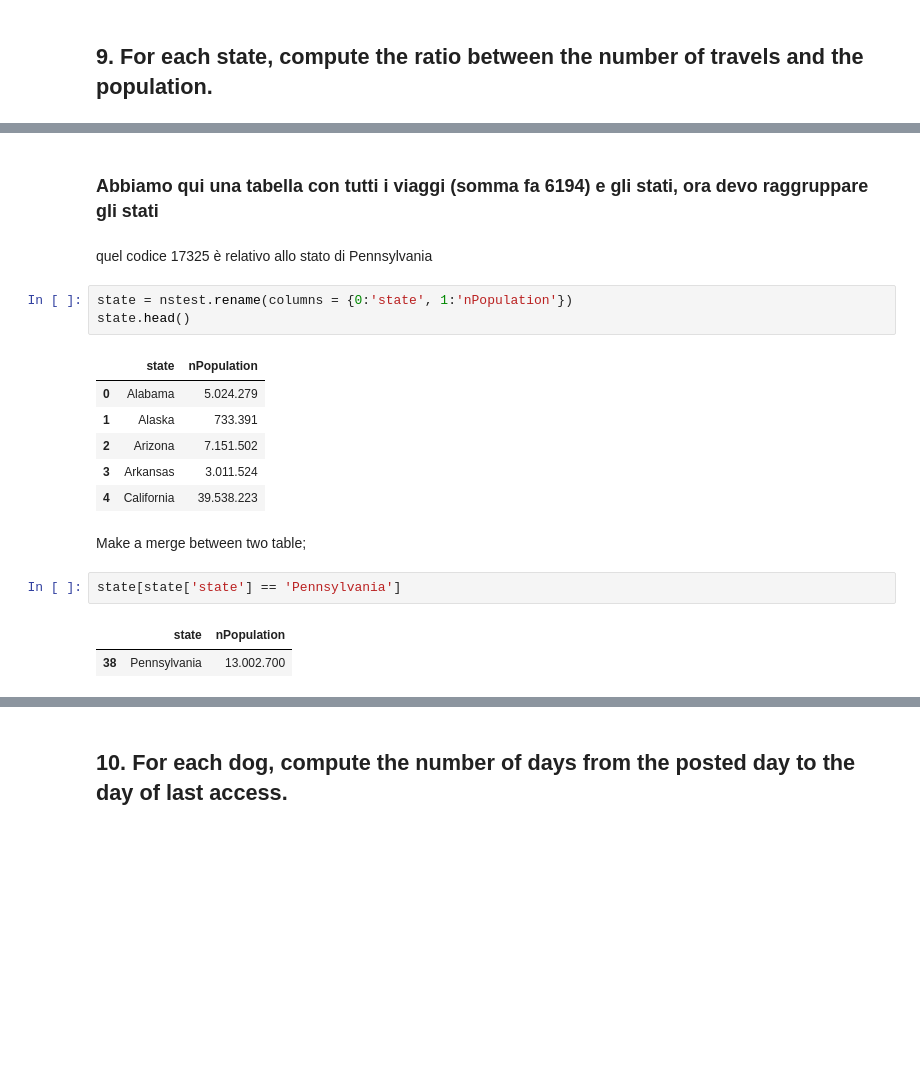
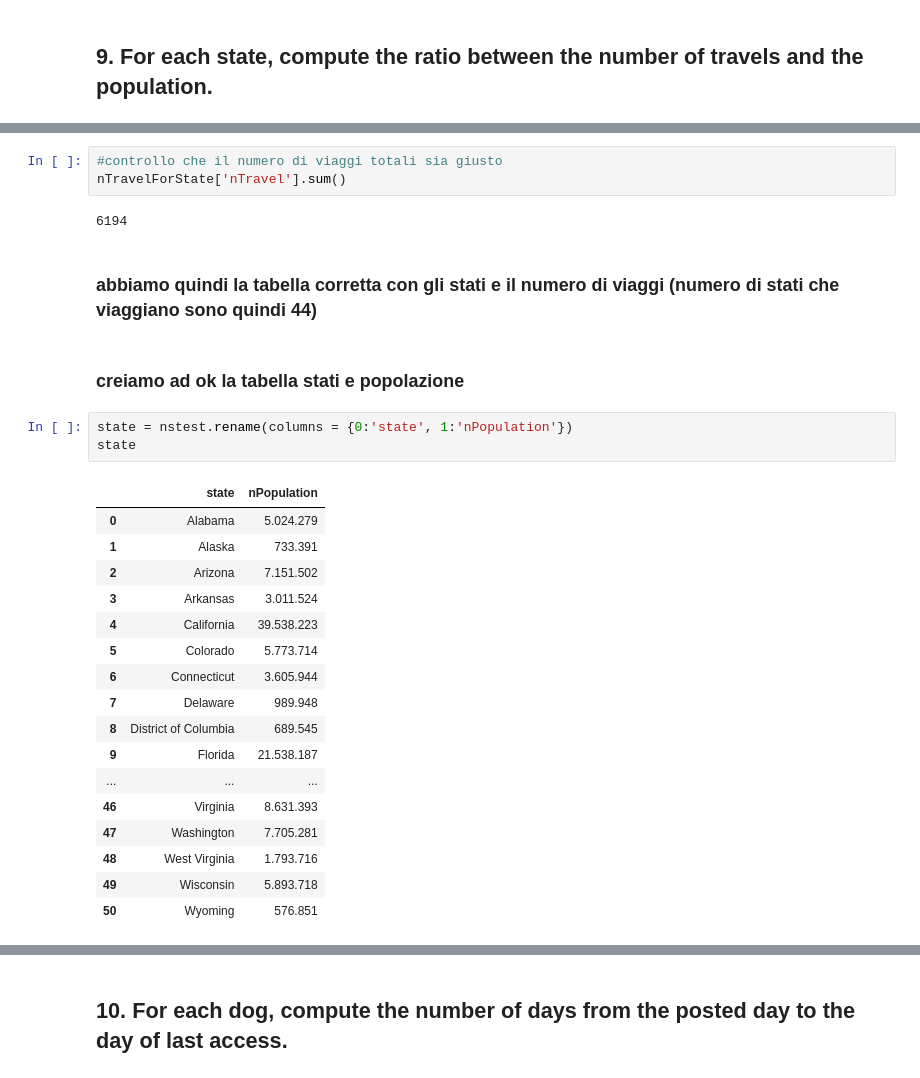
Before and after one commit to mat1218B/ProjectOfComputerScience, a Jupyter notebook: Project-CS_2022.ipynb, the cells around one changed output, grey strips where cells are left out. Cells and saved outputs as stored; diff of their text form; blank space fills up the shorter version.

```diff
--- a/Project-CS_2022.ipynb
+++ b/Project-CS_2022.ipynb
@@ -311,21 +332,30 @@ nTravelForState
+# %%
+#controllo che il numero di viaggi totali sia giusto
+nTravelForState['nTravel'].sum()
+# %% [output]
+6194
 # %% [markdown]
-### Abbiamo qui una tabella con tutti i viaggi (somma fa 6194) e gli stati, ora devo raggruppare gli stati
+### abbiamo quindi la tabella corretta con gli stati e il numero di viaggi (numero di stati che viaggiano sono quindi 44)
-# %% [markdown]
-quel codice 17325 è relativo allo stato di Pennsylvania
+# %% [markdown]
+### creiamo ad ok la tabella stati e popolazione
 # %%
 state = nstest.rename(columns = {0:'state', 1:'nPopulation'})
-state.head()
+state
 # %% [output]
 |  | state | nPopulation |
 | 0 | Alabama | 5.024.279 |
 | 1 | Alaska | 733.391 |
 | 2 | Arizona | 7.151.502 |
 | 3 | Arkansas | 3.011.524 |
 | 4 | California | 39.538.223 |
+| 5 | Colorado | 5.773.714 |
+| 6 | Connecticut | 3.605.944 |
+| 7 | Delaware | 989.948 |
+| 8 | District of Columbia | 689.545 |
+| 9 | Florida | 21.538.187 |
+| ... | ... | ... |
+| 46 | Virginia | 8.631.393 |
+| 47 | Washington | 7.705.281 |
+| 48 | West Virginia | 1.793.716 |
+| 49 | Wisconsin | 5.893.718 |
+| 50 | Wyoming | 576.851 |
-# %% [markdown]
-Make a merge between two table;
-# %%
-state[state['state'] == 'Pennsylvania']
-# %% [output]
-|  | state | nPopulation |
-| 38 | Pennsylvania | 13.002.700 |
```
Also changed, not shown: parts of 44 cells of this notebook.
